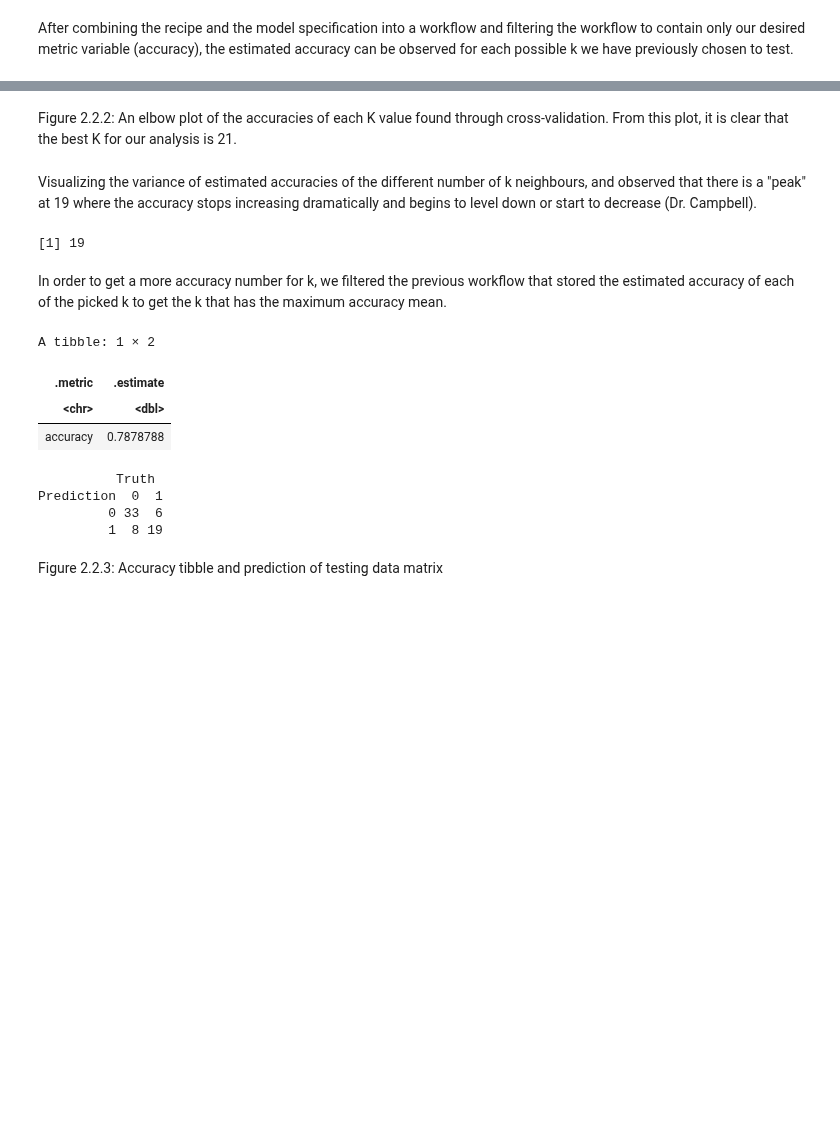
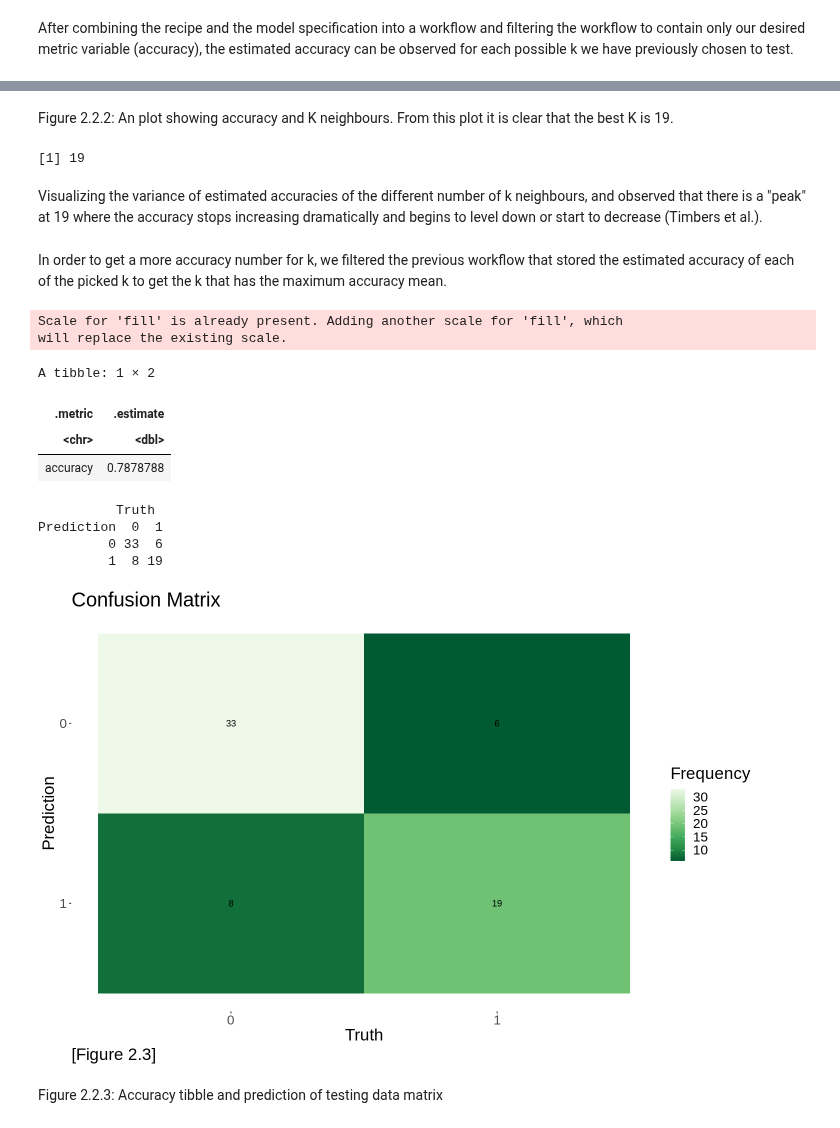
Before and after one commit to elshire7311/dsci100_group73, a Jupyter notebook: heart_analysis.ipynb, the cells around one changed output, grey strips where cells are left out. Drawn from its saved outputs; the diff is of its cells as text; code cells hidden in the pictures; blank space fills up the shorter version.

```diff
--- a/heart_analysis.ipynb
+++ b/heart_analysis.ipynb
@@ -451,7 +435,5 @@ cross_val_plot
 # %% [markdown]
-Figure 2.2.2: An elbow plot of the accuracies of each K value found through cross-validation. From this plot, it is clear that the best K for our analysis is 21.
+Figure 2.2.2: An plot showing accuracy and K neighbours. From this plot it is clear that the best K is 19.
-# %% [markdown]
-Visualizing the variance of estimated accuracies of the different number of k neighbours, and observed that there is a "peak" at 19 where the accuracy stops increasing dramatically and begins to level down or start to decrease (Dr. Campbell).
 # %%
 best_k <- results |>
     filter(mean == max(mean)) |>
@@ -460,45 +442,57 @@ best_k <- results |>
 best_k
 # %% [output]
 [1] 19
+# %% [markdown]
+Visualizing the variance of estimated accuracies of the different number of k neighbours, and observed that there is a "peak" at 19 where the accuracy stops increasing dramatically and begins to level down or start to decrease (Timbers et al.).
 # %% [markdown]
 In order to get a more accuracy number for k, we filtered the previous workflow that stored the estimated accuracy of each of the picked k to get the k that has the maximum accuracy mean.
 # %%
-##Create nearest neighbor model with best number of k
+# Create nearest neighbor model with best number of k
 knn_best_spec <- nearest_neighbor(weight_func = "rectangular", neighbors = best_k) |>
   set_engine("kknn") |>
   set_mode("classification")
 
-#Fit the model and recipe into training data
+# Fit the model and recipe into training data
 hungarian_fit <- workflow() |>
   add_recipe(hungarian_recipe) |>
   add_model(knn_best_spec) |>
   fit(data = hungarian_train)
 
 # Get the prediction column
 hungarian_predictions <- predict(hungarian_fit, hungarian_test) |>
     bind_cols(hungarian_test)
 
 # Compare the accuracy of predictions to the true values in the test set
 hungarian_accuracy <- hungarian_predictions |>
     metrics(truth = diagnosis, estimate = .pred_class) |>
     select(.metric, .estimate) |>
     head(1)
 
 # Compare the predictions to the true values in a confusion matrix
 hungarian_comparison <- hungarian_predictions |>
     conf_mat(truth = diagnosis, estimate = .pred_class)
 
+autoplot(hungarian_comparison, type = "heatmap") + #friendly for color blind
+labs(title = "Confusion Matrix", caption = "[Figure 2.3]") +
+scale_fill_distiller(palette = "Greens", name = "Frequency") + #color blind friendly
+theme(legend.position = "right", text = element_text(size = 20),
+      plot.caption = element_text(size = 20, hjust = 0))
+
+
 hungarian_accuracy
 hungarian_comparison
 # %% [output]
-A tibble: 1 × 2
+Scale for 'fill' is already present. Adding another scale for 'fill', which
+will replace the existing scale.
+A tibble: 1 × 2
 | .metric | .estimate |
 | <chr> | <dbl> |
 | accuracy | 0.7878788 |
-          Truth
-Prediction  0  1
-         0 33  6
-         1  8 19
+          Truth
+Prediction  0  1
+         0 33  6
+         1  8 19
+[figure, added]
 # %% [markdown]
 Figure 2.2.3: Accuracy tibble and prediction of testing data matrix
 # %% [markdown]
```
Also changed, not shown: parts of 17 cells of this notebook.
